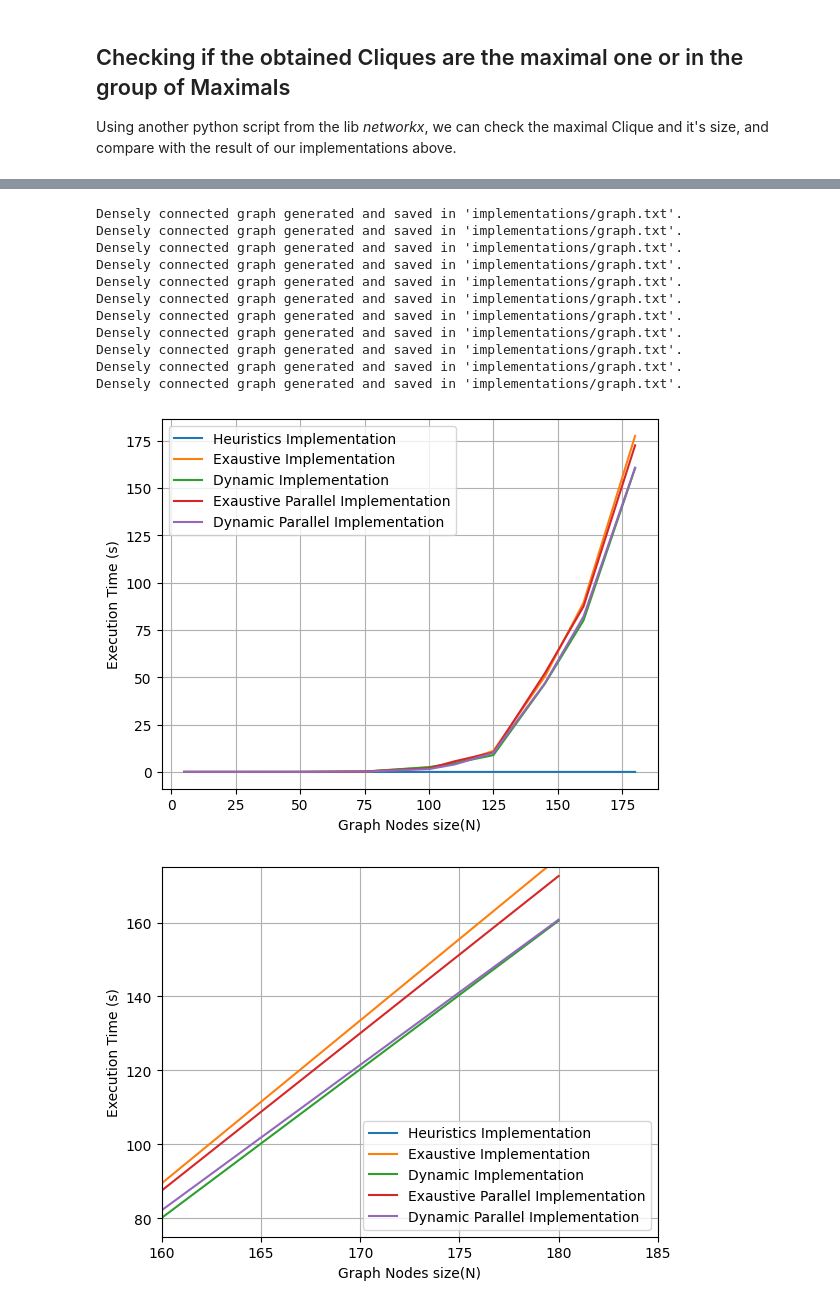
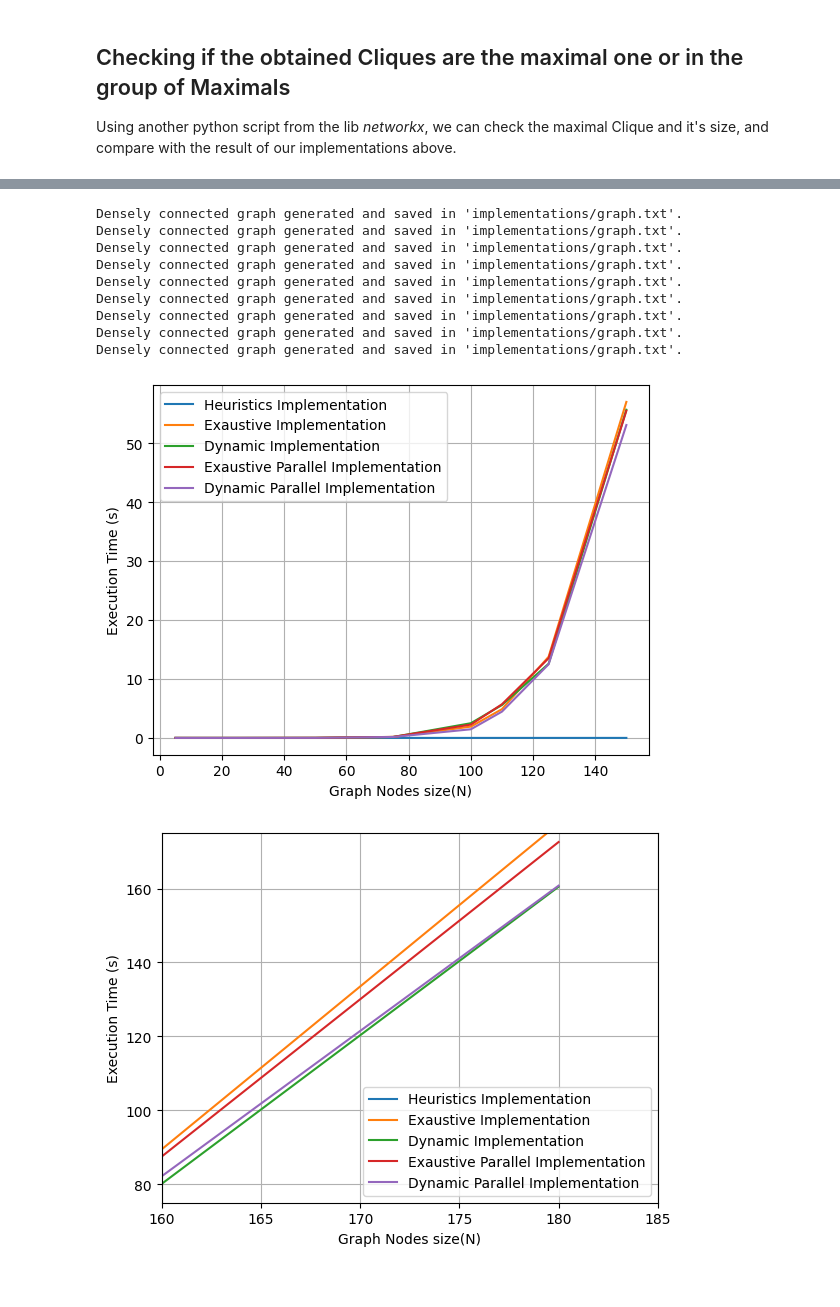
Before and after one commit to matheus-1618/Maximal-Clique-Problem, a Jupyter notebook: src/Report.ipynb, the cells around one changed output, grey strips where cells are left out. Cells and saved outputs as stored; diff of their text form; code cells hidden in the pictures.

```diff
--- a/src/Report.ipynb
+++ b/src/Report.ipynb
@@ -211,0 +222,28 @@ int main() {
+# %%
+import pandas as pd
+import time
+import subprocess
+import matplotlib.pyplot as plt
+recursive = []
+verification = []
+tamanhos = [5, 10, 25, 50, 75, 100]  # Add more sizes if needed
+
+# Create an empty DataFrame
+df = pd.DataFrame(columns=['Node Size', 'Recursive Max Clique Size', 'Verification Max Clique Size'])
+
+for size in tamanhos:
+    generate_graph(size, False)
+
+    proc_recursive = subprocess.run(['./1_exaustive_recursive'], text=True, capture_output=True)
+    recursive.append(proc_recursive.stdout.split(":")[1].split(" ")[1])
+
+    proc_verification = subprocess.run(['python', 'python/verify_clique.py'], text=True, capture_output=True)
+    verification.append(proc_verification.stdout.split(":")[1].split(" ")[1])
+
+# Append the results to the DataFrame
+df['Node Size'] = tamanhos
+df["Recursive Max Clique Size"] = recursive
+df['Verification Max Clique Size'] = verification
+
+# Print the DataFrame
+df
@@ -731,7 +902,7 @@ exaustive = []
 dynamic = []
 exaustive_parallel = []
 dynamic_paralell = []
-tamanhos = [5,10,25,50,75,100,110,125,145,160,180]
+tamanhos = [5,10,25,50,75,100,110,125,150]
 for i in tamanhos:
   generate_graph(i,False)
   start = time.perf_counter()
@@ -755,36 +926,34 @@ for i in tamanhos:
   exaustive_parallel.append(end - start)
 
   start = time.perf_counter()
   proc = subprocess.run(['./5_dynamic_programming_parallel'], text=True, capture_output=True)
   end = time.perf_counter()
   dynamic_paralell.append(end - start)
 
 
 
 plt.plot(tamanhos,heuristics,label="Heuristics Implementation")
 plt.plot(tamanhos,exaustive,label="Exaustive Implementation")
 plt.plot(tamanhos,dynamic,label="Dynamic Implementation")
 plt.plot(tamanhos,exaustive_parallel,label="Exaustive Parallel Implementation")
 plt.plot(tamanhos,dynamic_paralell,label="Dynamic Parallel Implementation")
 
 plt.xlabel("Graph Nodes size(N)")
 plt.ylabel("Execution Time (s)")
 plt.legend()
 plt.grid(True)
 plt.show()
 # %% [output]
 Densely connected graph generated and saved in 'implementations/graph.txt'.
 Densely connected graph generated and saved in 'implementations/graph.txt'.
 Densely connected graph generated and saved in 'implementations/graph.txt'.
 Densely connected graph generated and saved in 'implementations/graph.txt'.
 Densely connected graph generated and saved in 'implementations/graph.txt'.
 Densely connected graph generated and saved in 'implementations/graph.txt'.
 Densely connected graph generated and saved in 'implementations/graph.txt'.
 Densely connected graph generated and saved in 'implementations/graph.txt'.
 Densely connected graph generated and saved in 'implementations/graph.txt'.
-Densely connected graph generated and saved in 'implementations/graph.txt'.
-Densely connected graph generated and saved in 'implementations/graph.txt'.
-[figure, old version]
+[figure, new version]
 # %%
 plt.plot(tamanhos,heuristics,label="Heuristics Implementation")
 plt.plot(tamanhos,exaustive,label="Exaustive Implementation")
```
Also changed, not shown: parts of 23 cells of this notebook.
